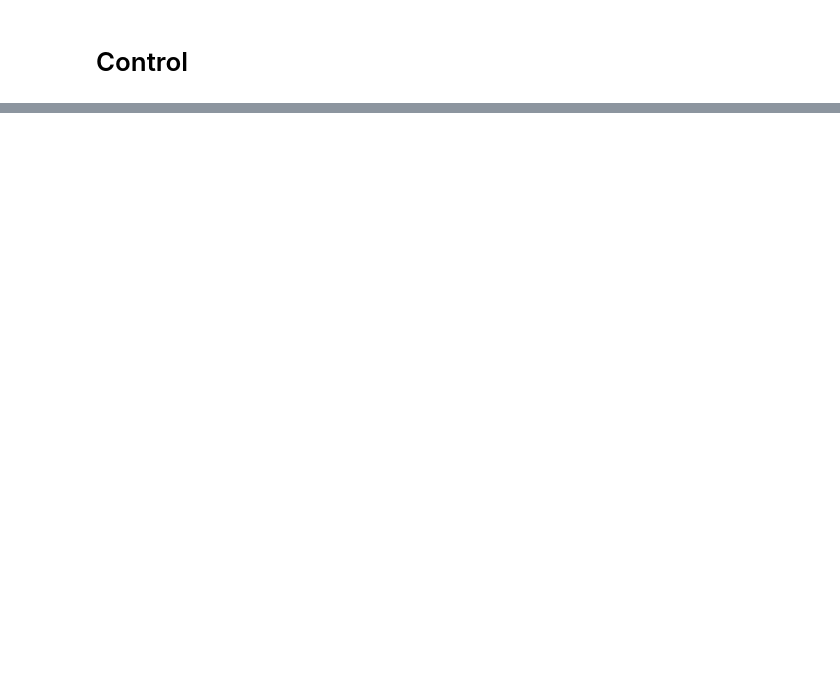
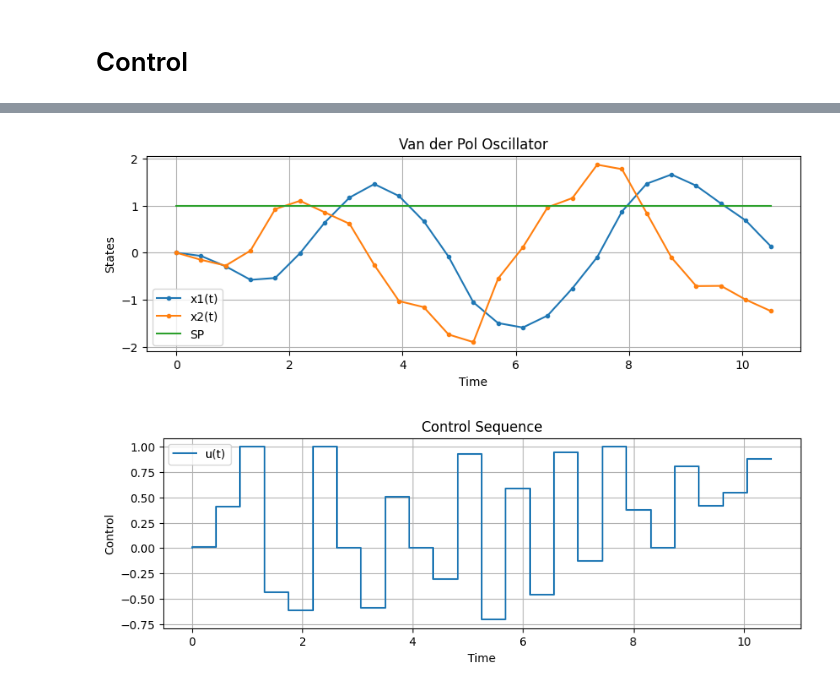
Before and after one commit to costasmexis/dynamic-modeling, a Jupyter notebook: control/Notebook_VPO.ipynb, the cells around one changed output, grey strips where cells are left out. Cells and saved outputs as stored; diff of their text form; code cells hidden in the pictures; blank space fills up the shorter version.

Commit message:
Trying to control VPO

```diff
--- a/control/Notebook_VPO.ipynb
+++ b/control/Notebook_VPO.ipynb
@@ -380,0 +258,6 @@ plt.show()
+# %%
+def predictive_model(x1: float, x2: float, u: float) -> tuple:
+    y_k = net.forward(torch.tensor([T_s, x1, x2, u], dtype=torch.float32).to(DEVICE))
+    x_1 = y_k[0].item()
+    x_2 = y_k[1].item()
+    return x_1, x_2
@@ -380,0 +302,25 @@ plt.show()
+# %%
+# Plot results
+plt.figure(figsize=(10, 3))
+plt.plot(t_val, x1_seq, marker="o", markersize=3, label="x1(t)")
+plt.plot(t_val, x2_seq, marker="o", markersize=3, label="x2(t)")
+plt.plot(t_val, [SP for _ in range(len(t_val))], label="SP")
+plt.title("Van der Pol Oscillator")
+plt.xlabel("Time")
+plt.ylabel("States")
+plt.legend()
+plt.grid(True)
+plt.show()
+
+# Plot control sequence
+plt.figure(figsize=(10, 3))
+plt.step(t_val, u_seq, label="u(t)")
+plt.title("Control Sequence")
+plt.xlabel("Time")
+plt.ylabel("Control")
+plt.legend()
+plt.grid(True)
+plt.show()
+# %% [output]
+[figure, added]
+[figure, added]
```
Also changed, not shown: parts of 11 cells of this notebook.
